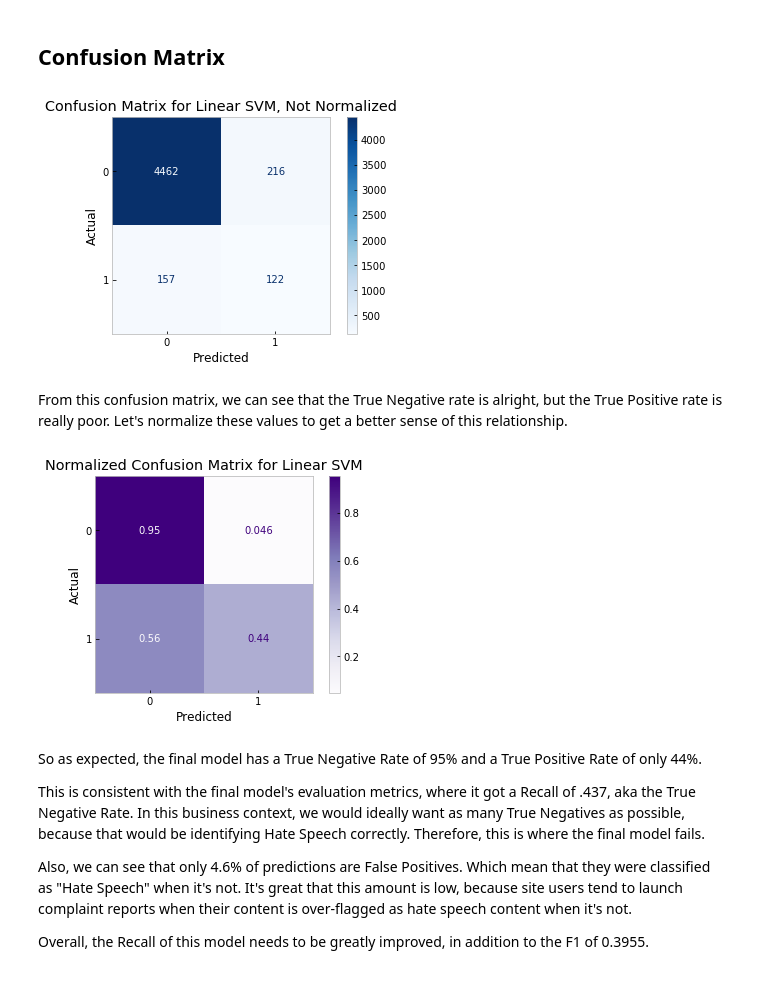
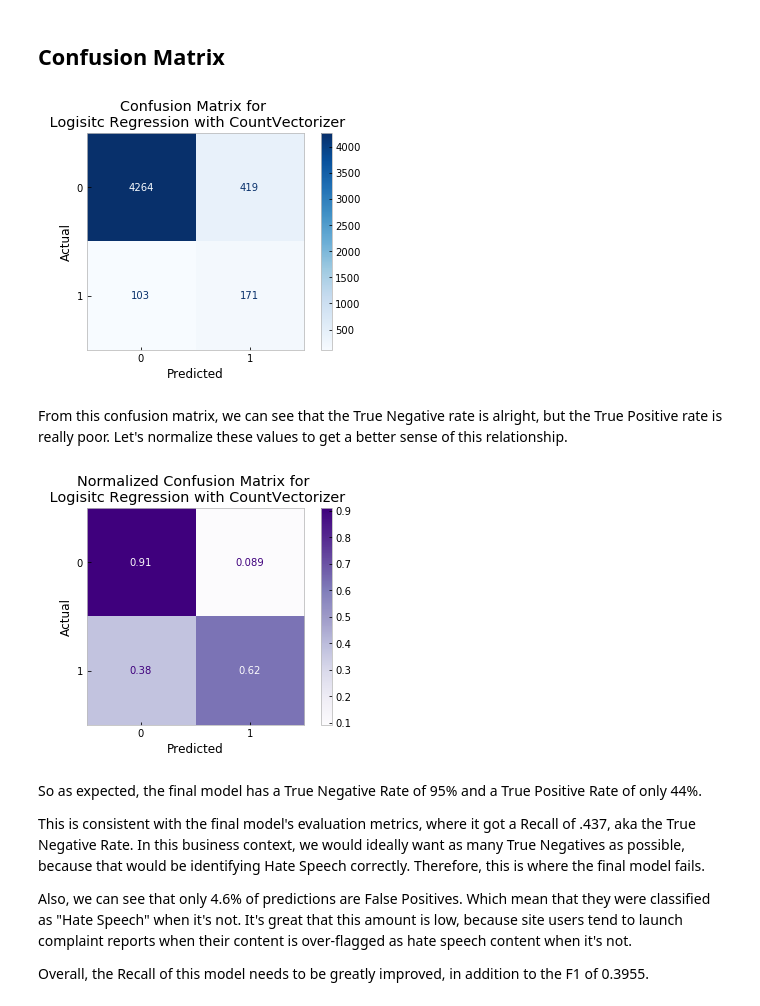
Before and after one commit to sidneykung/twitter_hate_speech_detection, a Jupyter notebook: final_notebook.ipynb, the cells around one changed output. Cells and saved outputs as stored; diff of their text form; code cells hidden in the pictures.

```diff
--- a/final_notebook.ipynb
+++ b/final_notebook.ipynb
@@ -717,0 +737,2 @@ Let's go back to the original Linear SVM and try other class imbalance remedy me
+# %%
+count_SVM = svm.SVC(C=1.0, kernel='linear', degree=3, gamma='auto', class_weight='balanced')
@@ -717,0 +741,6 @@ Let's go back to the original Linear SVM and try other class imbalance remedy me
+# %%
+%%time
+# fit the training dataset on the classifier
+count_SVM.fit(X_train_count, y_train)
+# predict the labels on validation dataset
+count_SVM_test_preds = count_SVM.predict(X_test_count)
@@ -717,0 +788,2 @@ Let's go back to the original Linear SVM and try other class imbalance remedy me
+# %%
+count_log_reg_baseline = LogisticRegression(penalty='l2', class_weight='balanced', random_state=20)
@@ -717,0 +792,4 @@ Let's go back to the original Linear SVM and try other class imbalance remedy me
+# %%
+%%time
+count_log_reg_baseline.fit(X_train_count, y_train)
+count_log_reg_test_preds = count_log_reg_baseline.predict(X_test_count)
@@ -1031,33 +1134,33 @@ Next, let's look at how the model was able to predict each label.
 ## Confusion Matrix
 # %%
 # generating standard confusion matrix
-SVM_conf_matrix = plot_confusion_matrix(SVM_baseline, tfidf_data_test, y_test,
+SVM_conf_matrix = plot_confusion_matrix(count_log_reg_baseline, X_test_count, y_test,
                                  display_labels=None,
                                  cmap=plt.cm.Blues)
-SVM_conf_matrix.ax_.set_title('Confusion Matrix for Linear SVM \n with TF-IDF Vectorization)
+SVM_conf_matrix.ax_.set_title('Confusion Matrix for \n Logisitc Regression with CountVectorizer')
 plt.xlabel('Predicted')
 plt.ylabel('Actual')
 plt.grid(False)
-plt.savefig('./visualizations/not_normalized_svm_matrix.png', bbox_inches = "tight", pad_inches=.5)
+plt.savefig('./visualizations/log_reg_count_matrix.png', bbox_inches = "tight", pad_inches=.5)
 plt.show()
 # %% [output]
-[figure, old version]
+[figure, new version]
 # %% [markdown]
 From this confusion matrix, we can see that the True Negative rate is alright, but the True Positive rate is really poor. Let's normalize these values to get a better sense of this relationship.
 # %%
 # generating normalized confusion matrix
-SVM_conf_matrix = plot_confusion_matrix(SVM_baseline, tfidf_data_test, y_test,
+SVM_conf_matrix = plot_confusion_matrix(count_log_reg_baseline, X_test_count, y_test,
                                  display_labels=None,
                                  cmap=plt.cm.Purples,
                                  normalize='true')
-SVM_conf_matrix.ax_.set_title('Normalized Confusion Matrix for Linear SVM \n with TF-IDF Vectorization')
+SVM_conf_matrix.ax_.set_title('Normalized Confusion Matrix for \n Logisitc Regression with CountVectorizer')
 plt.xlabel('Predicted')
 plt.ylabel('Actual')
 plt.grid(False)
-plt.savefig('./visualizations/normalized_svm_matrix.png', bbox_inches = "tight", pad_inches=.5)
+plt.savefig('./visualizations/normalized_log_reg_countvec_matrix.png', bbox_inches = "tight", pad_inches=.5)
 plt.show()
 # %% [output]
-[figure, old version]
+[figure, new version]
 # %% [markdown]
 So as expected, the final model has a True Negative Rate of 95% and a True Positive Rate of only 44%.
 
```
Also changed, not shown: parts of 97 cells of this notebook, 3 other files.
